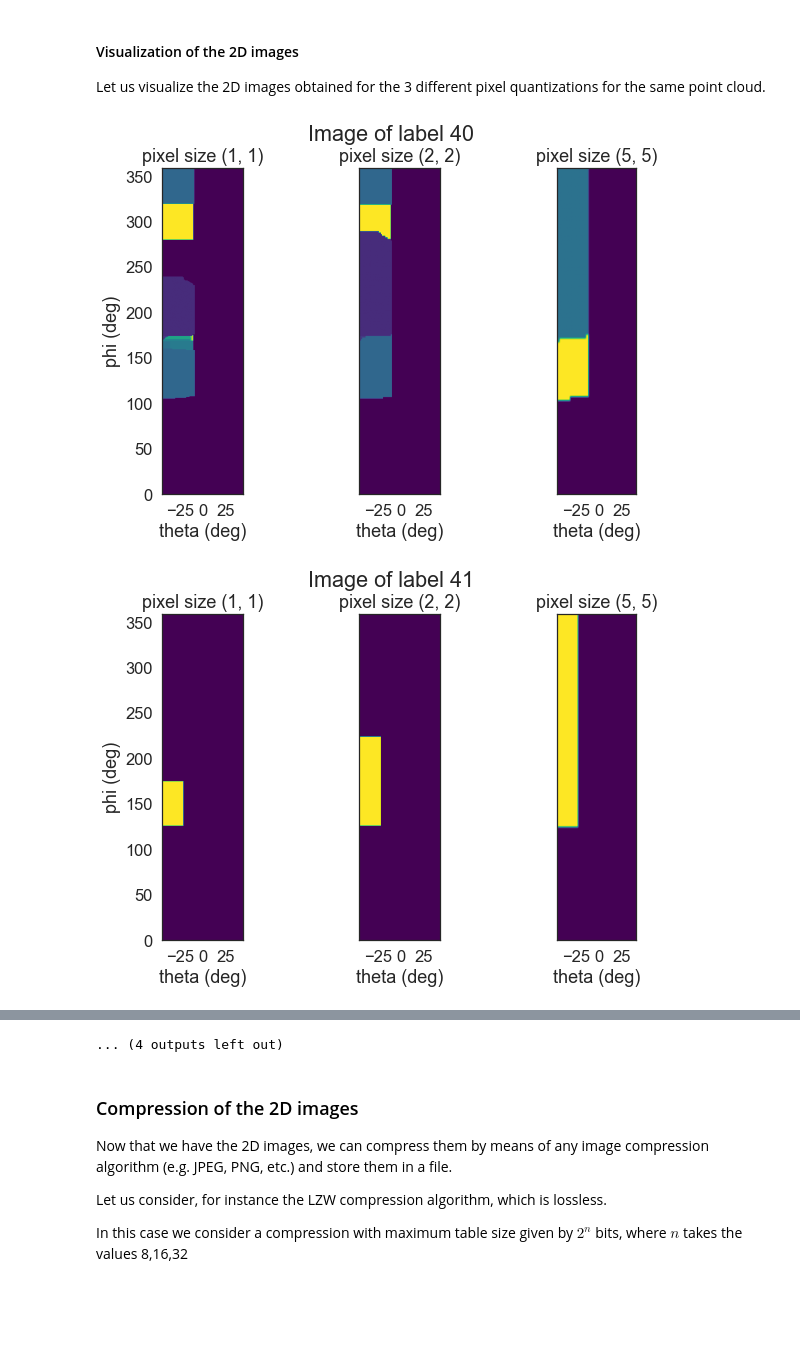
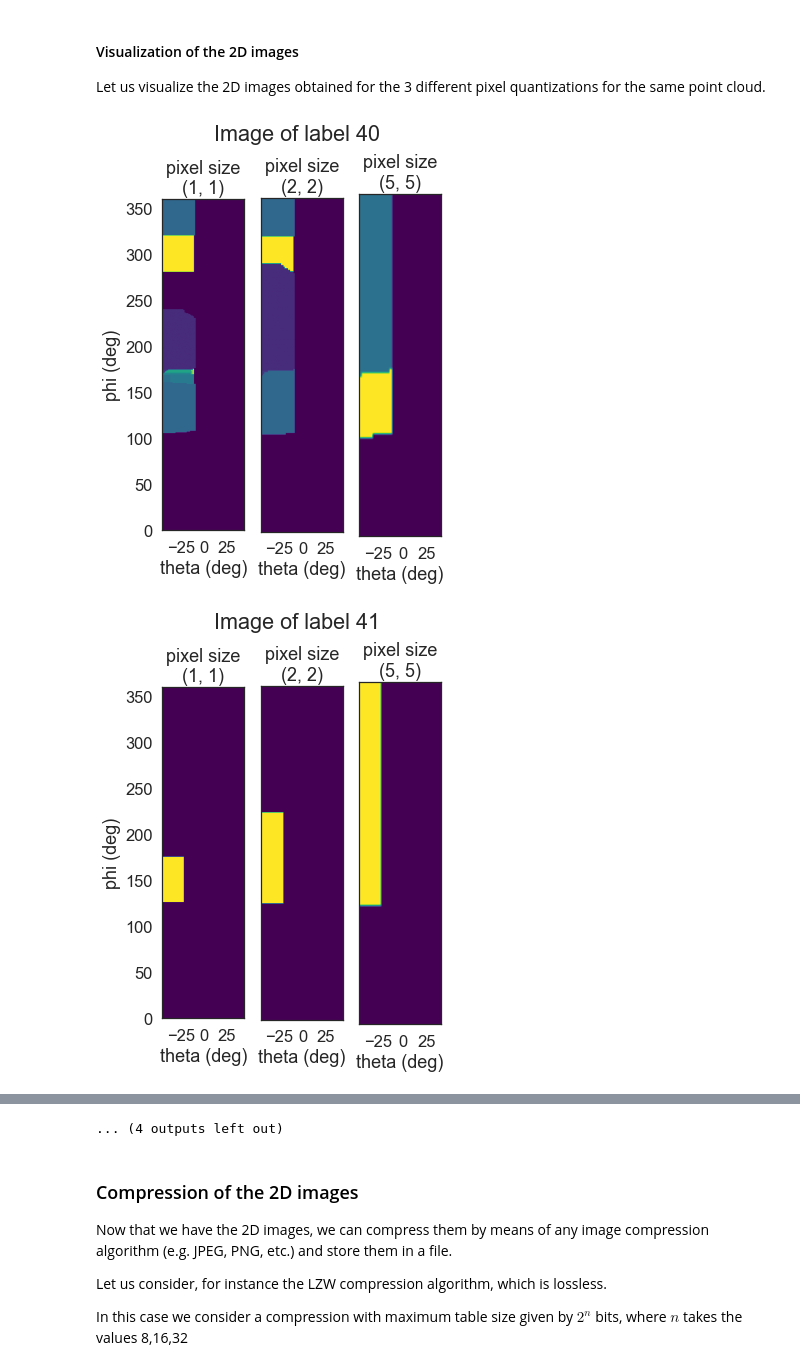
Before and after one commit to nicolezattarin/PointCloudCompression, a Jupyter notebook: 2DProjection.ipynb, the cells around one changed output, grey strips where cells are left out. Drawn from its saved outputs; the diff is of its cells as text; code cells hidden in the pictures; blank space fills up the shorter version.

```diff
--- a/2DProjection.ipynb
+++ b/2DProjection.ipynb
@@ -212,33 +216,36 @@ Let us visualize the 2D images obtained for the 3 different pixel quantizations
 # %%
 pc_name = "Town01_Opt_ClearSunset_103317935097620212"
 pixel_sizes = [(1,1,), (2,2), (5,5,)]
 
 reduced_images_path = "2DRepresentation/1_1/"+pc_name+"/"+pc_name+"_*.txt"
 labels_img = glob.glob(reduced_images_path)
 labels_img = [int(l.split("/")[-1].split("_")[-1].split(".")[0]) for l in labels_img]
 
 sns.set_theme(font_scale=1.5, palette="mako", style="white")
 
 for ll in labels_img:
-    fig, ax = plt.subplots(1,3,figsize=(10, 6))
+    fig, ax = plt.subplots(1,3,figsize=(5, 7))
     for i, ps in enumerate(pixel_sizes):
         rad_pixel = np.deg2rad(ps[0])
         phi_grid = np.arange(0, 2*np.pi, rad_pixel)
         theta_grid = np.arange(-np.pi/4, np.pi/4, rad_pixel)
         reduced_images_path =  "2DRepresentation/"+f"{ps[0]}_{ps[1]}/{pc_name}/{pc_name}_{ll}.txt"
         img = np.loadtxt(reduced_images_path)
         ax[i].imshow(img, cmap="viridis",
         extent=[np.rad2deg(theta_grid[0]), np.rad2deg(theta_grid[-1]), np.rad2deg(phi_grid[0]), np.rad2deg(phi_grid[-1])])
-        ax[i].set_title(f"pixel size {ps}")
+        ax[i].set_title(f"pixel size\n{ps}")
 
         if i == 0: ax[i].set_ylabel("phi (deg)")
         if i != 0:
             ax[i].set_yticklabels([])
 
         ax[i].set_xlabel("theta (deg)")
 
     fig.suptitle(f"Image of label {ll}")
+    # save 0 and 1 images in pdf
+    if ll == 0 or ll == 1:
+        fig.savefig(f"label_{ll}.pdf", bbox_inches="tight")
     plt.show()
 # %% [output]
-[figure, old version]
+[figure, new version]
-[figure, old version]
+[figure, new version]
```
Also changed, not shown: parts of 10 cells of this notebook, 47 other files.
